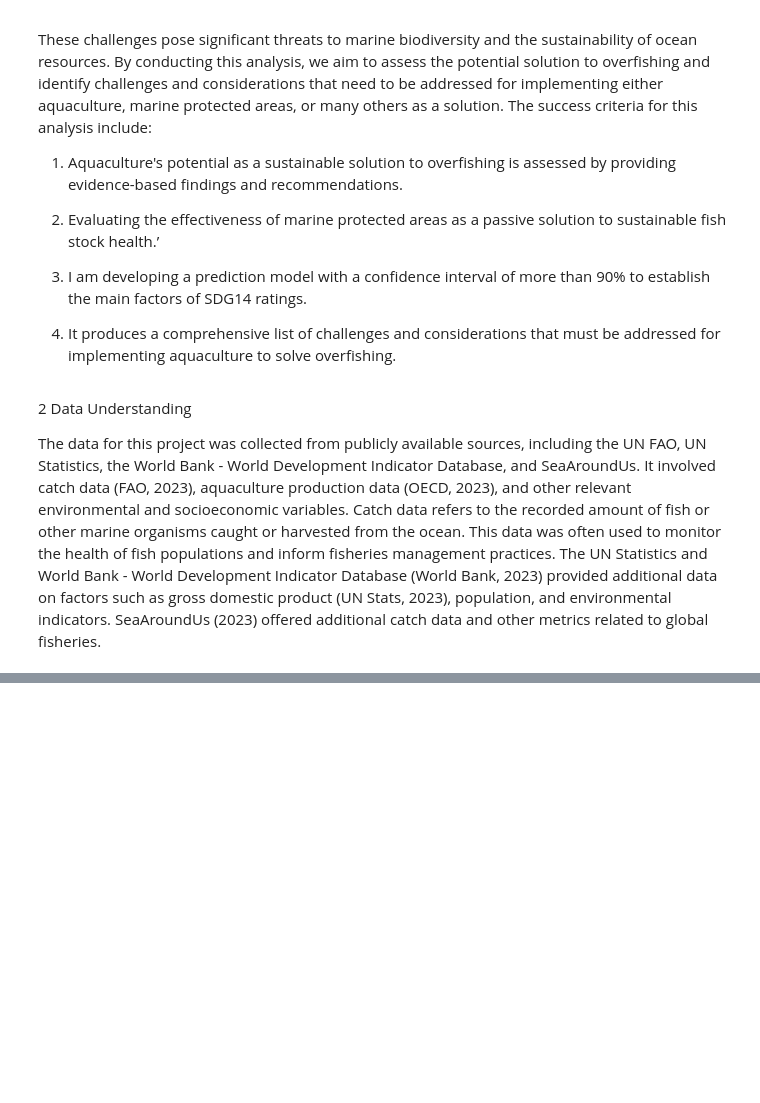
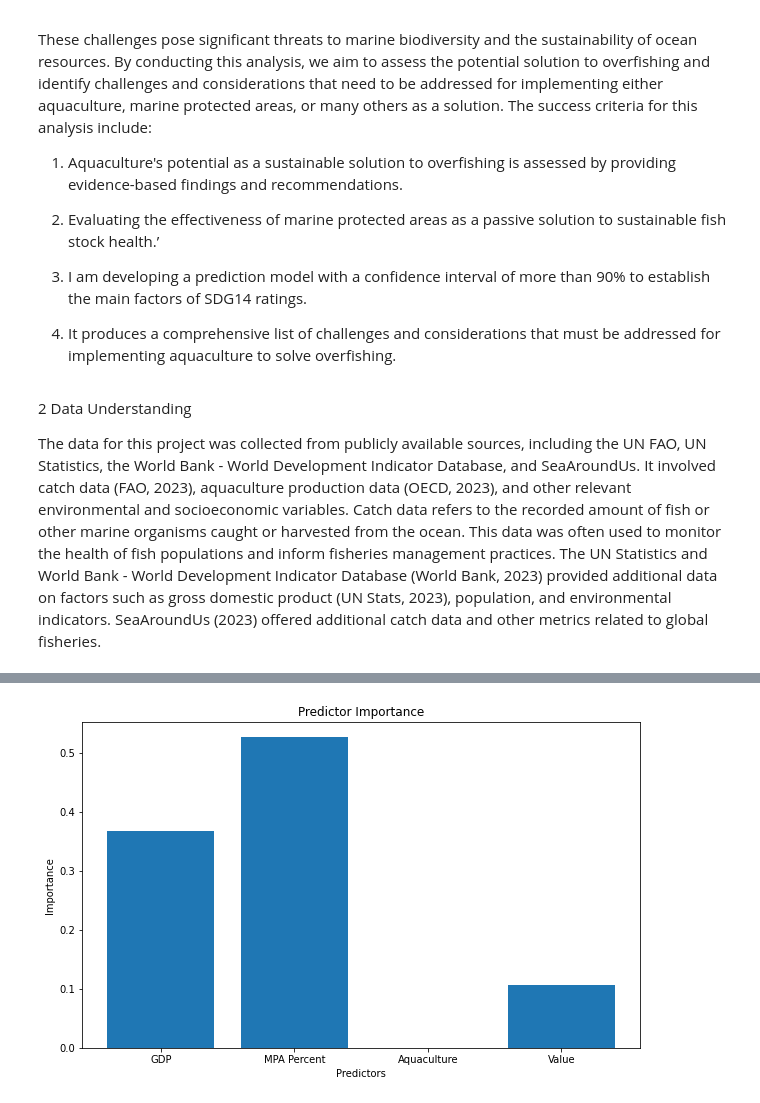
Before and after one commit to abin733/aws-instance-abin733, a Jupyter notebook: Spark DataFrame - CRISP-DM.ipynb, the cells around one changed output, grey strips where cells are left out. Saved outputs shown, nothing was run; the diff lists cells and outputs as text; code cells hidden in the pictures; blank space fills up the shorter version.

```diff
--- a/Spark DataFrame - CRISP-DM.ipynb
+++ b/Spark DataFrame - CRISP-DM.ipynb
@@ -219,6 +318,7 @@ merged_df.show(5)
 # %%
 # Drop rows with missing values
 merged_df = merged_df.dropna()
+merged_df = merged_df.na.drop()
 
 # Count the number of rows
 num_rows_left = merged_df.count()
@@ -259,0 +407,75 @@ merged_df.show(5)
+# %%
+from pyspark.ml.classification import GBTClassifier
+from pyspark.ml.feature import VectorAssembler
+from pyspark.ml.evaluation import BinaryClassificationEvaluator
+import matplotlib.pyplot as plt
+import pandas as pd
+
+# 1. Define features and target
+features = ["GDP", "MPA Percent", "Aquaculture", "Value"]
+target = "SDG14_4_1"
+
+# 2. Create a Vector Assembler to combine features into a single vector
+vector_assembler = VectorAssembler(inputCols=features, outputCol="features_vector")
+assembled_df = vector_assembler.transform(merged_df)  # Use the Spark DataFrame directly
+
+# 3. Split the data
+train_data, test_data = assembled_df.randomSplit([0.8, 0.2], seed=42)
+
+# 4. Build a Gradient-Boosted Tree (GBT) model for classification
+gbt_model = GBTClassifier(featuresCol="features_vector", labelCol=target, maxIter=10, seed=42)
+gbt_model = gbt_model.fit(train_data)
+
+# 5. Evaluate the model
+evaluator = BinaryClassificationEvaluator(labelCol=target, metricName="areaUnderROC")
+predictions = gbt_model.transform(test_data)
+areaUnderROC = evaluator.evaluate(predictions)
+
+# 6. Create a summary table
+summary_table = pd.DataFrame(columns=["Model", "Metric", "Value"])
+summary_table = summary_table.append({"Model": "GBT Classifier", "Metric": "Number of Features", "Value": len(features)}, ignore_index=True)
+summary_table = summary_table.append({"Model": "GBT Classifier", "Metric": "Area Under ROC", "Value": areaUnderROC}, ignore_index=True)
+
+# 7. Plot Predictor Importance
+importances = gbt_model.featureImportances.toArray()
+plt.figure(figsize=(10, 6))
+plt.bar(features, importances)
+plt.xlabel("Predictors")
+plt.ylabel("Importance")
+plt.title("Predictor Importance")
+plt.show()
+
+# 8. Create the Predictor Importance Table
+predictor_importance_table = pd.DataFrame({"Predictor": features, "Importance": importances})
+
+# Print the updated summary table and predictor importance
+print("Updated Summary Table for GBT Classifier Model:")
+print(summary_table)
+print("\nGBT Classifier Predictor Importance Table:")
+print(predictor_importance_table)
+
+# Calculate the total, correct, and wrong predictions
+total_predictions = test_data.count()
+correct_predictions = predictions.filter(predictions[target] == predictions["prediction"]).count()
+wrong_predictions = total_predictions - correct_predictions
+
+# Calculate the percentage of correct and wrong predictions
+percentage_correct = (correct_predictions / total_predictions) * 100
+percentage_wrong = (wrong_predictions / total_predictions) * 100
+
+# Create the updated summary table
+summary_table = pd.DataFrame(columns=["Model", "Metric", "Value"])
+summary_table = summary_table.append({"Model": "GBT Classifier", "Metric": "Number of Features", "Value": len(features)}, ignore_index=True)
+summary_table = summary_table.append({"Model": "GBT Classifier", "Metric": "Area Under ROC", "Value": areaUnderROC}, ignore_index=True)
+summary_table = summary_table.append({"Model": "GBT Classifier", "Metric": "Total Predictions", "Value": total_predictions}, ignore_index=True)
+summary_table = summary_table.append({"Model": "GBT Classifier", "Metric": "Correct Predictions", "Value": correct_predictions}, ignore_index=True)
+summary_table = summary_table.append({"Model": "GBT Classifier", "Metric": "Wrong Predictions", "Value": wrong_predictions}, ignore_index=True)
+summary_table = summary_table.append({"Model": "GBT Classifier", "Metric": "% Correct", "Value": percentage_correct}, ignore_index=True)
+summary_table = summary_table.append({"Model": "GBT Classifier", "Metric": "% Wrong", "Value": percentage_wrong}, ignore_index=True)
+
+# Print the updated summary table
+print("Updated Summary Table for GBT Classifier Model:")
+print(summary_table)
+print("\nGBT Classifier Predictor Importance Table:")
+print(predictor_importance_table)
+# %% [output]
@@ -259,0 +484 @@ merged_df.show(5)
+[figure, added]
```
Also changed, not shown: parts of 25 cells of this notebook.
